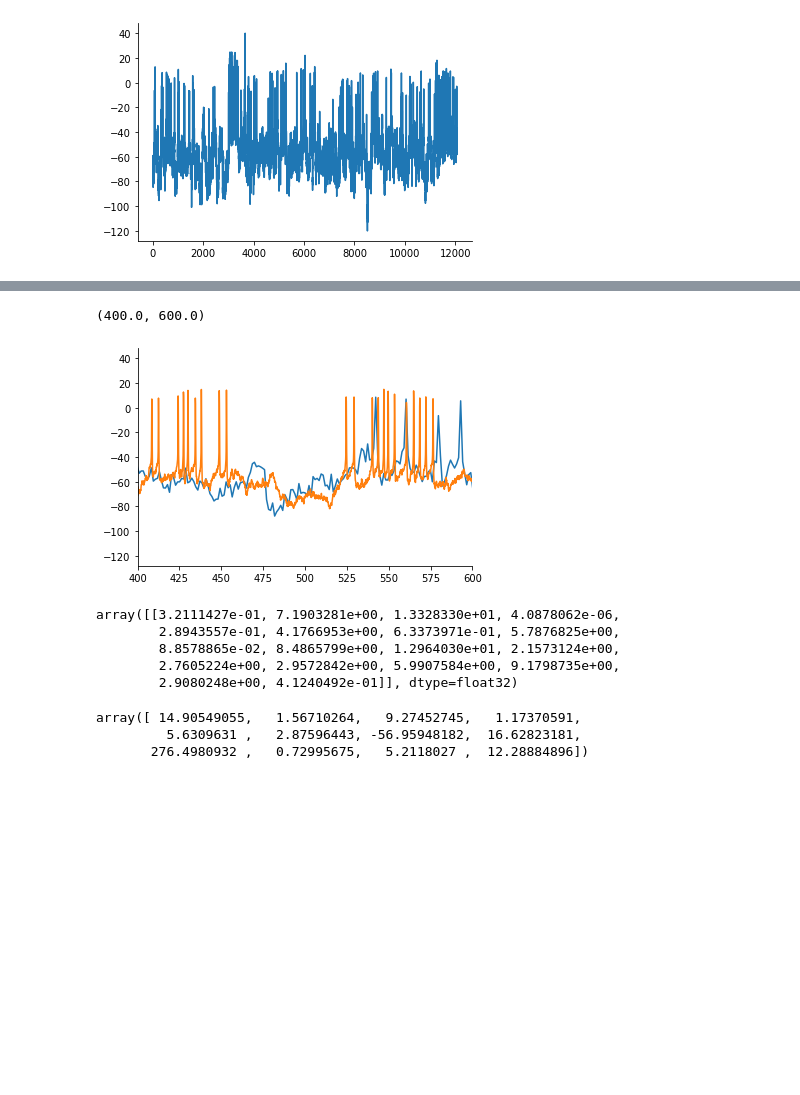
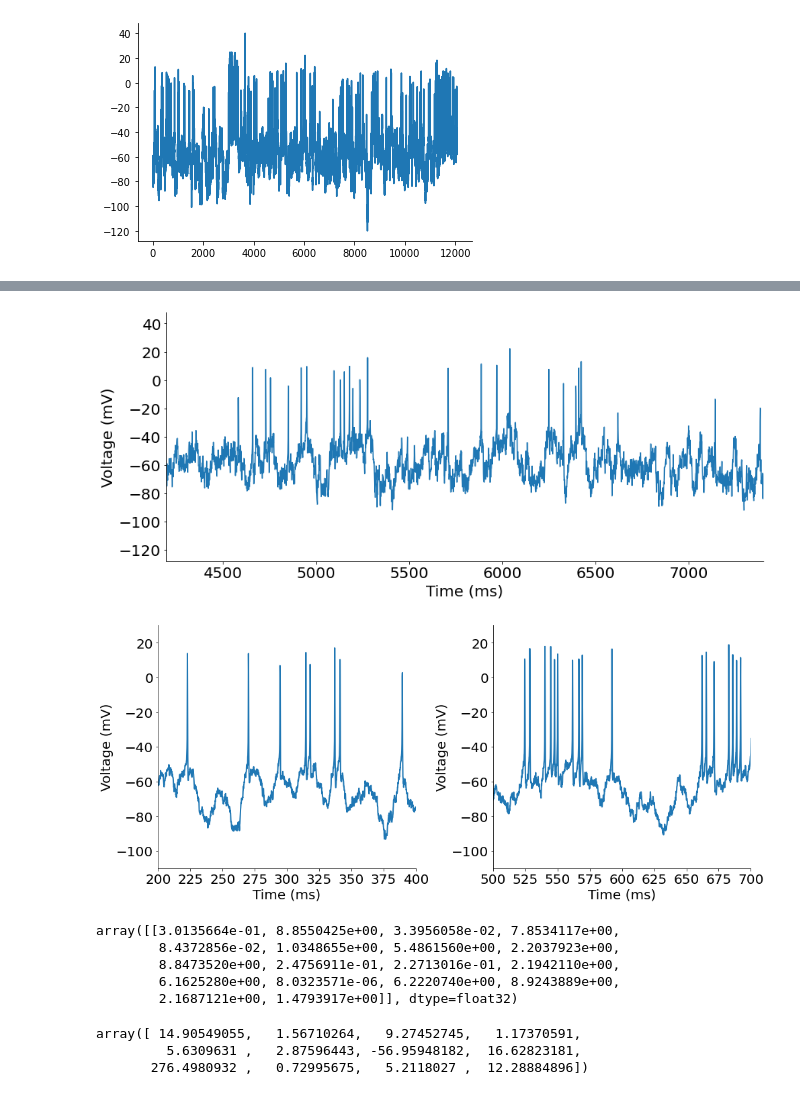
Before and after one commit to pena-rodrigo/CA1project, a Jupyter notebook: param_estimation.ipynb, the cells around one changed output, grey strips where cells are left out. Saved outputs shown, nothing was run; the diff lists cells and outputs as text; code cells hidden in the pictures; blank space fills up the shorter version.

```diff
--- a/param_estimation.ipynb
+++ b/param_estimation.ipynb
@@ -914,19 +641,51 @@ plt.savefig(f"{images_dir}/single_match.pdf")
-# %%
-plt.plot(observation_trace["time"], y_obs)
-plt.plot(t, x["data"])
-plt.xlim([400,600])
-# %% [output]
-(400.0, 600.0)
-[figure, removed]
-# %%
-
-posterior_sample
-# %% [output]
-array([[3.2111427e-01, 7.1903281e+00, 1.3328330e+01, 4.0878062e-06,
-        2.8943557e-01, 4.1766953e+00, 6.3373971e-01, 5.7876825e+00,
-        8.8578865e-02, 8.4865799e+00, 1.2964030e+01, 2.1573124e+00,
-        2.7605224e+00, 2.9572842e+00, 5.9907584e+00, 9.1798735e+00,
-        2.9080248e+00, 4.1240492e-01]], dtype=float32)
+# %%
+plt.figure(figsize=(14,6))
+ax=plt.subplot(111)
+plt.plot(observation_trace["time"], y_obs)
+plt.xlim([4200,7400])
+plt.xlabel("Time (ms)")
+plt.ylabel("Voltage (mV)")
+for item in ([ax.title, ax.xaxis.label, ax.yaxis.label] +
+             ax.get_xticklabels() + ax.get_yticklabels()):
+  item.set_fontsize(20)
+
+plt.savefig(f"{images_dir}/ss_sb_data.png")
+plt.savefig(f"{images_dir}/ss_sb_data.pdf")
+# %% [output]
+[figure, added]
+# %%
+plt.figure(figsize=(14,6))
+ax=plt.subplot(121)
+plt.plot(t, x["data"], lw=2)
+plt.xlim([200,400])
+plt.xlabel("Time (ms)")
+plt.ylabel("Voltage (mV)")
+for item in ([ax.title, ax.xaxis.label, ax.yaxis.label] +
+             ax.get_xticklabels() + ax.get_yticklabels()):
+  item.set_fontsize(20)
+
+ax=plt.subplot(122)
+plt.plot(t, x["data"], lw=2)
+plt.xlim([500,700])
+plt.xlabel("Time (ms)")
+plt.ylabel("Voltage (mV)")
+for item in ([ax.title, ax.xaxis.label, ax.yaxis.label] +
+             ax.get_xticklabels() + ax.get_yticklabels()):
+  item.set_fontsize(20)
+plt.tight_layout()
+
+plt.savefig(f"{images_dir}/ss_sb.png")
+plt.savefig(f"{images_dir}/ss_sb.pdf")
+# %% [output]
+[figure, added]
+# %%
+posterior_sample
+# %% [output]
+array([[3.0135664e-01, 8.8550425e+00, 3.3956058e-02, 7.8534117e+00,
+        8.4372856e-02, 1.0348655e+00, 5.4861560e+00, 2.2037923e+00,
+        8.8473520e+00, 2.4756911e-01, 2.2713016e-01, 2.1942110e+00,
+        6.1625280e+00, 8.0323571e-06, 6.2220740e+00, 8.9243889e+00,
+        2.1687121e+00, 1.4793917e+00]], dtype=float32)
 # %%
 observation_summary_statistics
 # %% [output]
```
Also changed, not shown: parts of 23 cells of this notebook.
